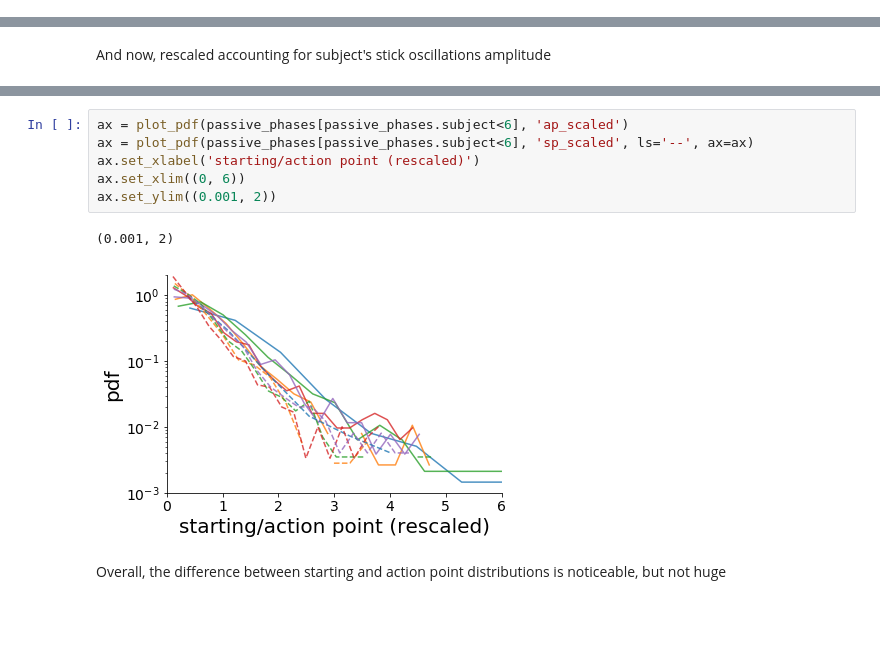
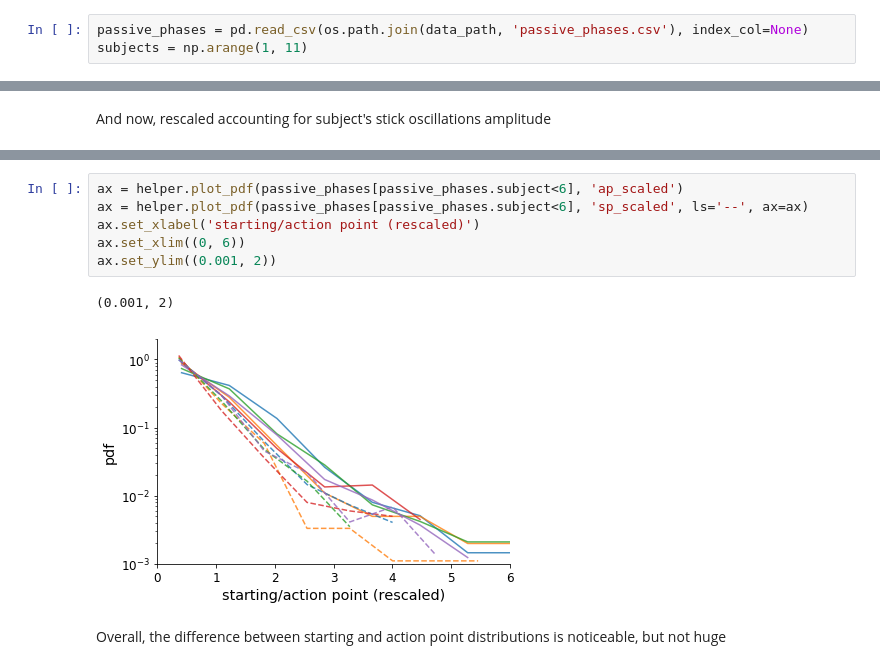
Before and after one commit to cherepaha/initiation, a Jupyter notebook: stick_data_analysis.ipynb, the cells around one changed output, grey strips where cells are left out. Drawn from its saved outputs; the diff is of its cells as text; blank space fills up the shorter version.

```diff
--- a/stick_data_analysis.ipynb
+++ b/stick_data_analysis.ipynb
@@ -125,5 +87,8 @@ def plot_pdf(data, var, ax=None, ls='-'):
 # %% [markdown]
 # Starting and action point distributions
+# %%
+passive_phases = pd.read_csv(os.path.join(data_path, 'passive_phases.csv'), index_col=None)
+subjects = np.arange(1, 11)
 # %% [markdown]
 First, let's look at the raw distributions of the starting and action points
 # %%
@@ -168,12 +133,12 @@ ax.set_ylim((0.001, 2))
 # %%
-ax = plot_pdf(passive_phases[passive_phases.subject<6], 'ap_scaled')
-ax = plot_pdf(passive_phases[passive_phases.subject<6], 'sp_scaled', ls='--', ax=ax)
+ax = helper.plot_pdf(passive_phases[passive_phases.subject<6], 'ap_scaled')
+ax = helper.plot_pdf(passive_phases[passive_phases.subject<6], 'sp_scaled', ls='--', ax=ax)
 ax.set_xlabel('starting/action point (rescaled)')
 ax.set_xlim((0, 6))
 ax.set_ylim((0.001, 2))
 # %% [output]
 (0.001, 2)
-[figure, old version]
+[figure, new version]
 # %% [markdown]
 Overall, the difference between starting and action point distributions is noticeable, but not huge
 # %%
```
Also changed, not shown: parts of 11 cells of this notebook, 10 other files.
